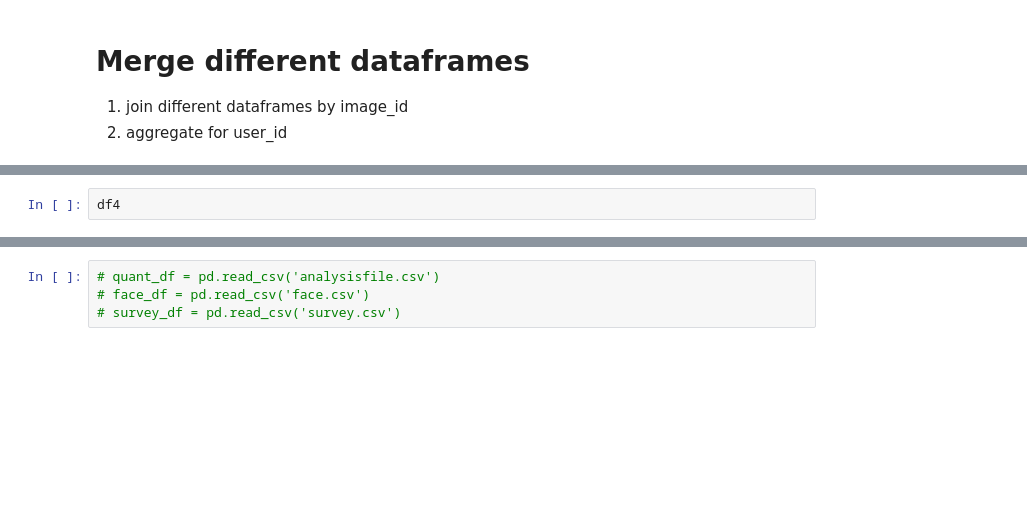
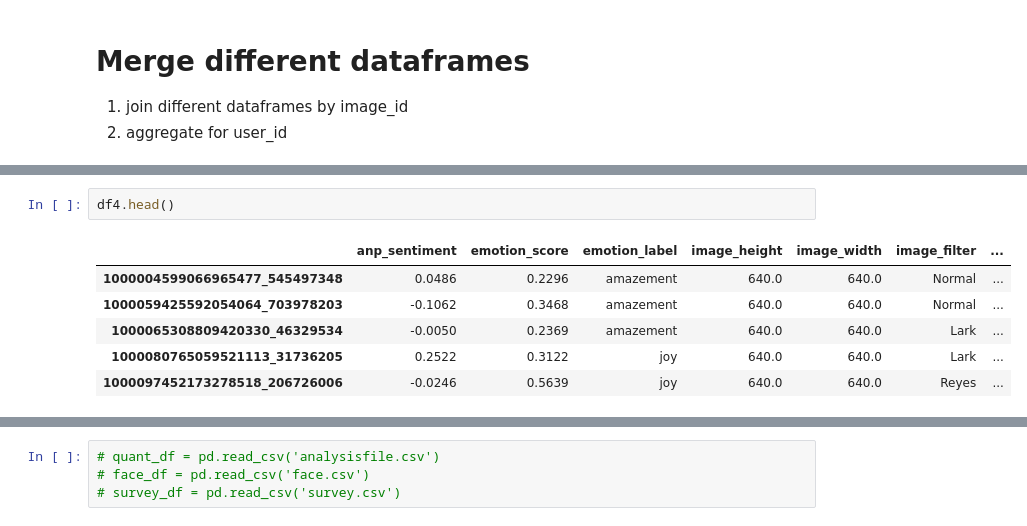
Before and after one commit to twvdb/assignment3-fundamentals-data-science, a Jupyter notebook: assignment3.ipynb, the cells around one changed output, grey strips where cells are left out. Drawn from its saved outputs; the diff is of its cells as text; blank space fills up the shorter version.

```diff
--- a/assignment3.ipynb
+++ b/assignment3.ipynb
@@ -230,4 +255,11 @@ df4 = df3.join(image_m_df)
 # %%
-df4
+df4.head()
+# %% [output]
+|  | anp_sentiment | emotion_score | emotion_label | image_height | image_width | image_filter | ... |
+| 1000004599066965477_545497348 | 0.0486 | 0.2296 | amazement | 640.0 | 640.0 | Normal | ... |
+| 1000059425592054064_703978203 | -0.1062 | 0.3468 | amazement | 640.0 | 640.0 | Normal | ... |
+| 1000065308809420330_46329534 | -0.0050 | 0.2369 | amazement | 640.0 | 640.0 | Lark | ... |
+| 1000080765059521113_31736205 | 0.2522 | 0.3122 | joy | 640.0 | 640.0 | Lark | ... |
+| 1000097452173278518_206726006 | -0.0246 | 0.5639 | joy | 640.0 | 640.0 | Reyes | ... |
 # %%
 quant_df = df4.drop(['emotion_label', 'emotion_score', 'image_filter'], axis=1)
```
Also changed, not shown: parts of 13 cells of this notebook.
